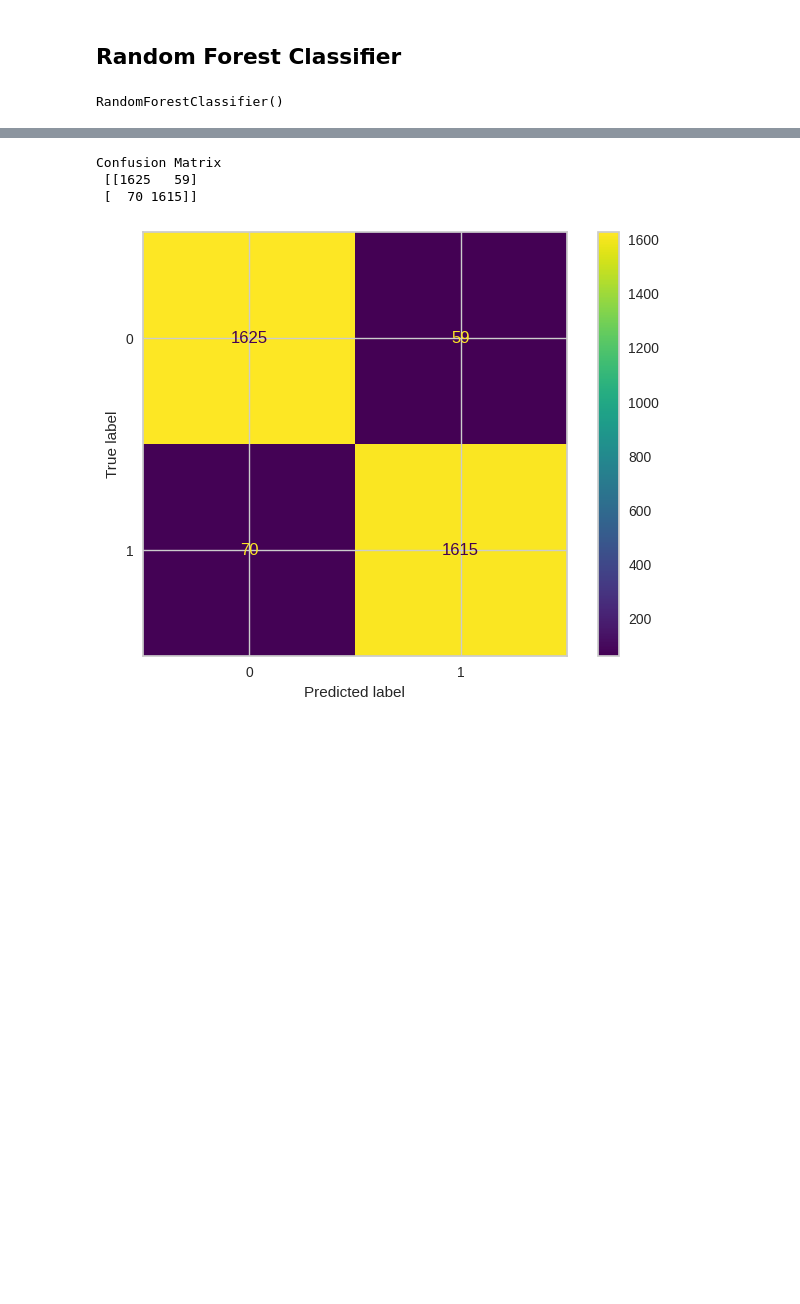
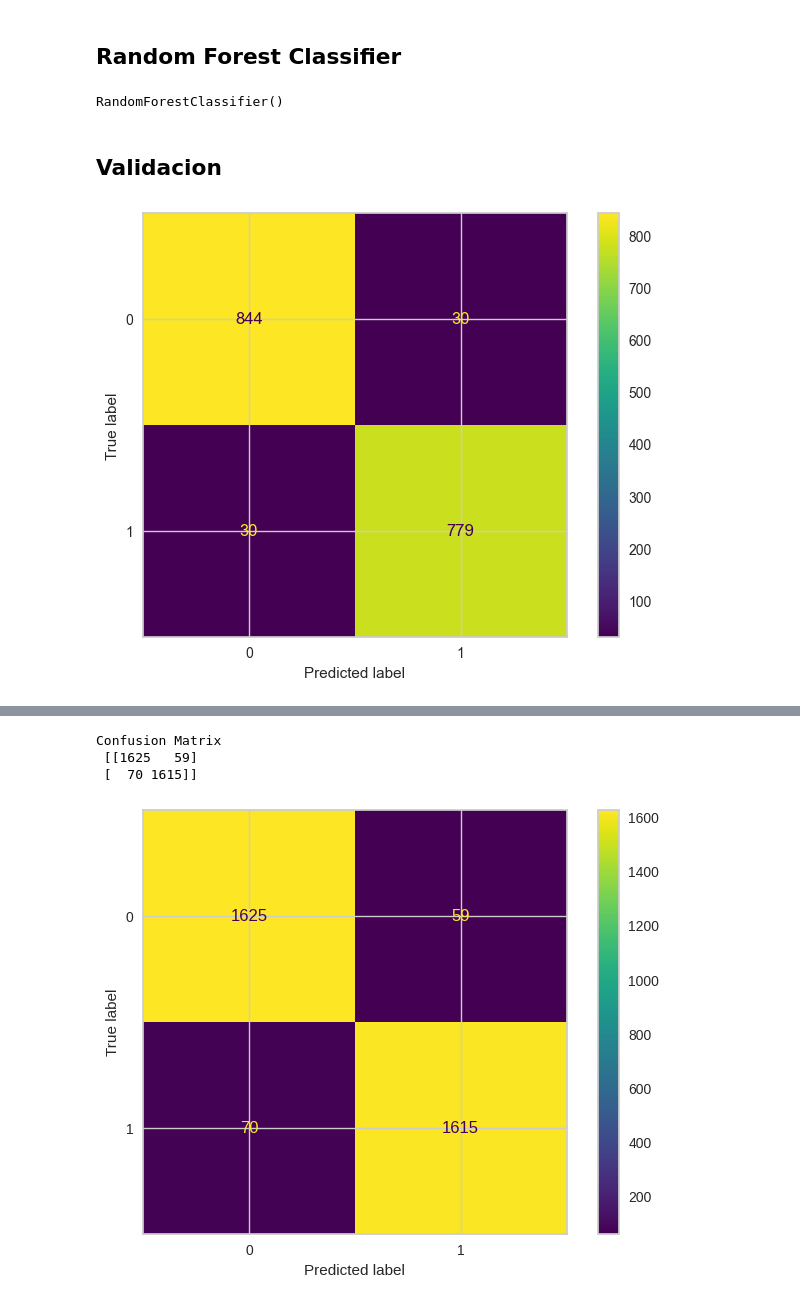
Before and after one commit to JosePabloPonce/Laboratorio-1-Security-Data-Science, a Jupyter notebook: Laboratorio.ipynb, the cells around one changed output, grey strips where cells are left out. Drawn from its saved outputs; the diff is of its cells as text; code cells hidden in the pictures; blank space fills up the shorter version.

```diff
--- a/Laboratorio.ipynb
+++ b/Laboratorio.ipynb
@@ -340,3 +348,14 @@ clf=RandomForestClassifier(n_estimators=100)
 clf.fit(x_train, y_train)
 # %% [output]
 RandomForestClassifier()
+# %% [markdown]
+## Validacion
+# %%
+pred = clf.predict(x_val)
+# %%
+labels = np.unique(y_val)
+cm_display = metrics.ConfusionMatrixDisplay(confusion_matrix = metrics.confusion_matrix(y_val, pred, labels=labels))
+cm_display.plot()
+plt.show()
+# %% [output]
+[figure, added]
```
Also changed, not shown: parts of 7 cells of this notebook.
